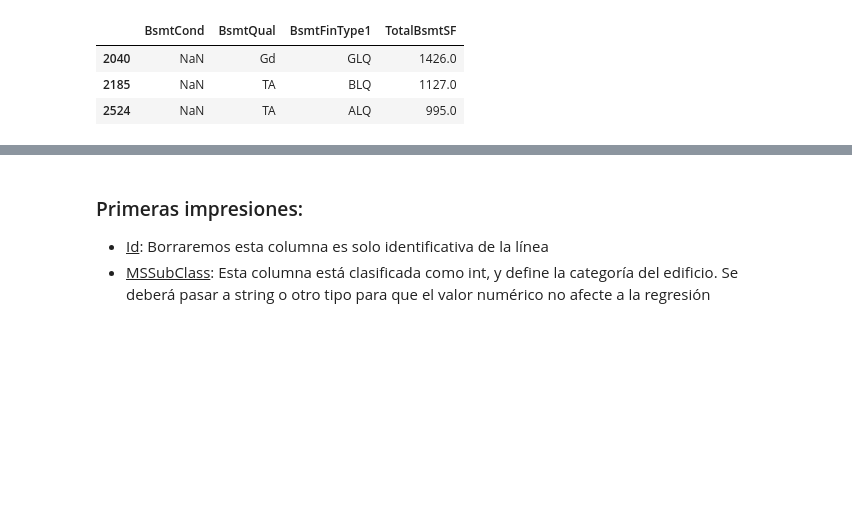
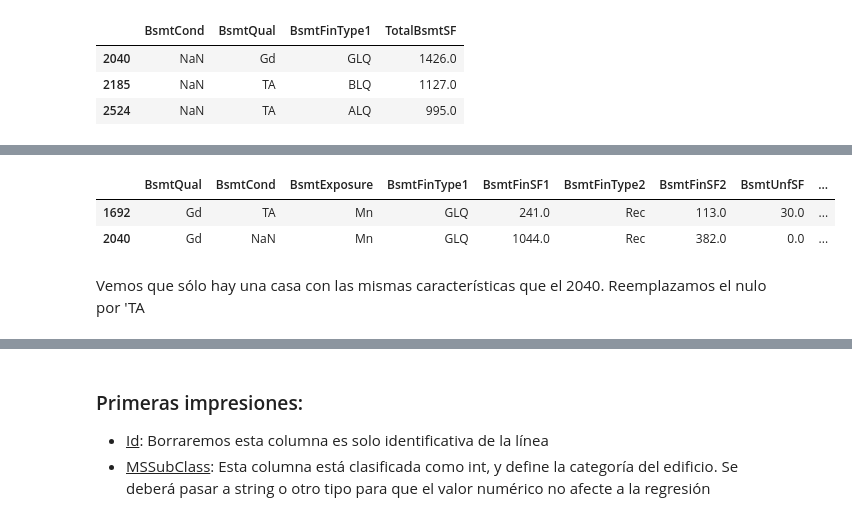
Before and after one commit to gusavato/Kaggle_House_Prices, a Jupyter notebook: jupyter/EDA.ipynb, the cells around one changed output, grey strips where cells are left out. Drawn from its saved outputs; the diff is of its cells as text; code cells hidden in the pictures; blank space fills up the shorter version.

Commit message:
Analizando nulos

```diff
--- a/jupyter/EDA.ipynb
+++ b/jupyter/EDA.ipynb
@@ -346,0 +364,8 @@ data[(data.BsmtCond.isna()) & (data.BsmtQual.notna())][['BsmtCond','BsmtQual','B
+# %%
+data.query('BsmtQual=="Gd"and BsmtExposure =="Mn" and BsmtFinType1 == "GLQ" and BsmtFinType2=="Rec"').loc[:,'BsmtQual':'TotalBsmtSF']
+# %% [output]
+|  | BsmtQual | BsmtCond | BsmtExposure | BsmtFinType1 | BsmtFinSF1 | BsmtFinType2 | BsmtFinSF2 | BsmtUnfSF | ... |
+| 1692 | Gd | TA | Mn | GLQ | 241.0 | Rec | 113.0 | 30.0 | ... |
+| 2040 | Gd | NaN | Mn | GLQ | 1044.0 | Rec | 382.0 | 0.0 | ... |
+# %% [markdown]
+Vemos que sólo hay una casa con las mismas características que el 2040. Reemplazamos el nulo por 'TA
```
Also changed, not shown: parts of 42 cells of this notebook.
